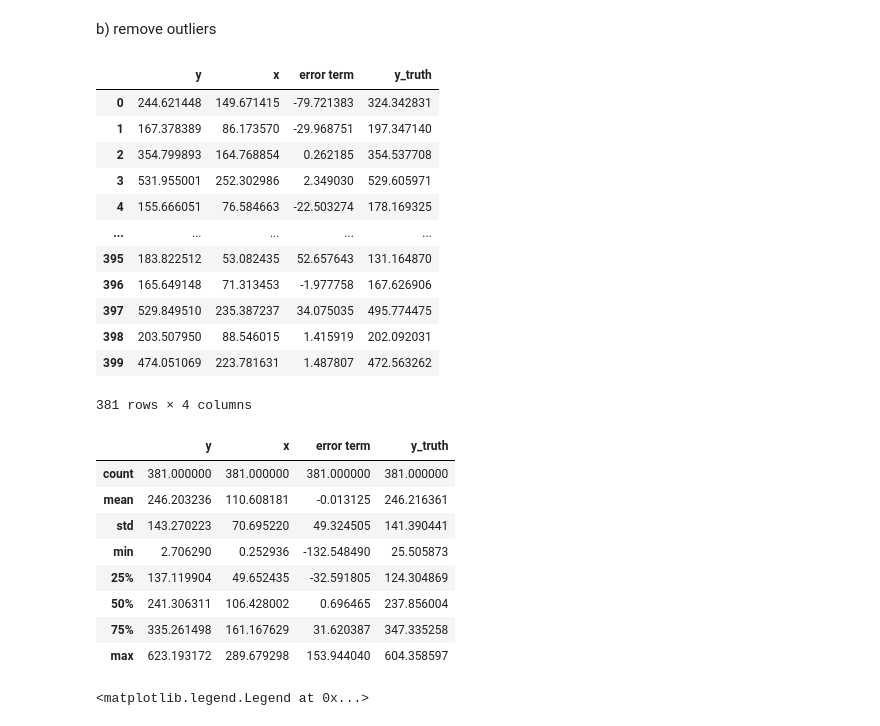
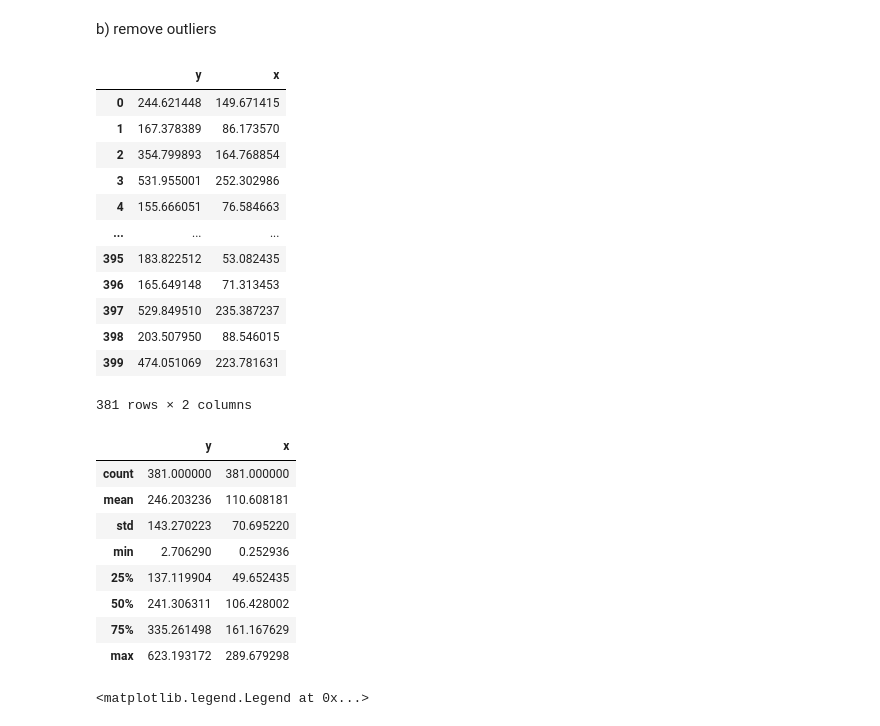
Before and after one commit to yuna-liu/Maskininlarning-Yuna-Liu, a Jupyter notebook: Exercises/E00_linear_regression.ipynb, the cells around one changed output. Cells and saved outputs as stored; diff of their text form; code cells hidden in the pictures.

```diff
--- a/Exercises/E00_linear_regression.ipynb
+++ b/Exercises/E00_linear_regression.ipynb
@@ -168,4 +86,15 @@ phone_df.describe()
 # %%
+def y(x): return 2*x+25+error_term
+def y_truth(x): return 2*x+25
+
+
+np.random.seed(42)
+phone_x=np.abs(np.random.normal(100,100,400))
+error_term = np.random.normal(loc=0,scale=50,size=400)
+phone_y = y(phone_x)
+
+phone_df = pd.DataFrame({'y':phone_y, 'x':phone_x})
+
 fig, ax = plt.subplots(figsize=(8,3),dpi=100)
 sns.scatterplot(data=phone_df, x='x', y='y')
 ax.set(xlabel='called minutes per month', ylabel='sek per month', title='phone subscription'),
@@ -179,34 +108,33 @@ b) remove outliers
 # %%
 phone_df_remove_outliers = phone_df[phone_df['y']>=0]
 phone_df_remove_outliers = phone_df_remove_outliers[phone_df_remove_outliers['x']<=300]
-phone_df_remove_outliers['y_truth']= y_truth(phone_df_remove_outliers['x'])
 phone_df_remove_outliers
 # %% [output]
-|  | y | x | error term | y_truth |
-| 0 | 244.621448 | 149.671415 | -79.721383 | 324.342831 |
-| 1 | 167.378389 | 86.173570 | -29.968751 | 197.347140 |
-| 2 | 354.799893 | 164.768854 | 0.262185 | 354.537708 |
-| 3 | 531.955001 | 252.302986 | 2.349030 | 529.605971 |
-| 4 | 155.666051 | 76.584663 | -22.503274 | 178.169325 |
-| ... | ... | ... | ... | ... |
-| 395 | 183.822512 | 53.082435 | 52.657643 | 131.164870 |
-| 396 | 165.649148 | 71.313453 | -1.977758 | 167.626906 |
-| 397 | 529.849510 | 235.387237 | 34.075035 | 495.774475 |
-| 398 | 203.507950 | 88.546015 | 1.415919 | 202.092031 |
-| 399 | 474.051069 | 223.781631 | 1.487807 | 472.563262 |
+|  | y | x |
+| 0 | 244.621448 | 149.671415 |
+| 1 | 167.378389 | 86.173570 |
+| 2 | 354.799893 | 164.768854 |
+| 3 | 531.955001 | 252.302986 |
+| 4 | 155.666051 | 76.584663 |
+| ... | ... | ... |
+| 395 | 183.822512 | 53.082435 |
+| 396 | 165.649148 | 71.313453 |
+| 397 | 529.849510 | 235.387237 |
+| 398 | 203.507950 | 88.546015 |
+| 399 | 474.051069 | 223.781631 |
-381 rows × 4 columns
+381 rows × 2 columns
 # %%
 phone_df_remove_outliers.describe()
 # %% [output]
-|  | y | x | error term | y_truth |
-| count | 381.000000 | 381.000000 | 381.000000 | 381.000000 |
-| mean | 246.203236 | 110.608181 | -0.013125 | 246.216361 |
-| std | 143.270223 | 70.695220 | 49.324505 | 141.390441 |
-| min | 2.706290 | 0.252936 | -132.548490 | 25.505873 |
-| 25% | 137.119904 | 49.652435 | -32.591805 | 124.304869 |
-| 50% | 241.306311 | 106.428002 | 0.696465 | 237.856004 |
-| 75% | 335.261498 | 161.167629 | 31.620387 | 347.335258 |
-| max | 623.193172 | 289.679298 | 153.944040 | 604.358597 |
+|  | y | x |
+| count | 381.000000 | 381.000000 |
+| mean | 246.203236 | 110.608181 |
+| std | 143.270223 | 70.695220 |
+| min | 2.706290 | 0.252936 |
+| 25% | 137.119904 | 49.652435 |
+| 50% | 241.306311 | 106.428002 |
+| 75% | 335.261498 | 161.167629 |
+| max | 623.193172 | 289.679298 |
 # %%
 fig, ax = plt.subplots(figsize=(8,3),dpi=100)
 sns.scatterplot(data=phone_df_remove_outliers, x='x', y='y')
```
Also changed, not shown: parts of 21 cells of this notebook, 1 other file.
